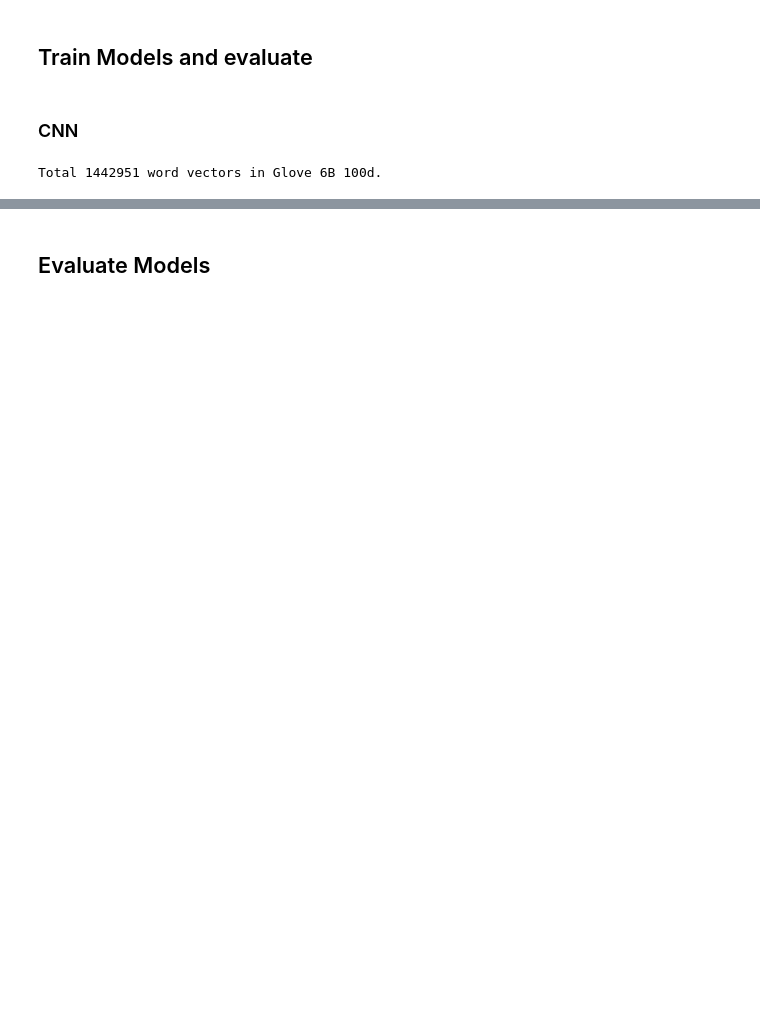
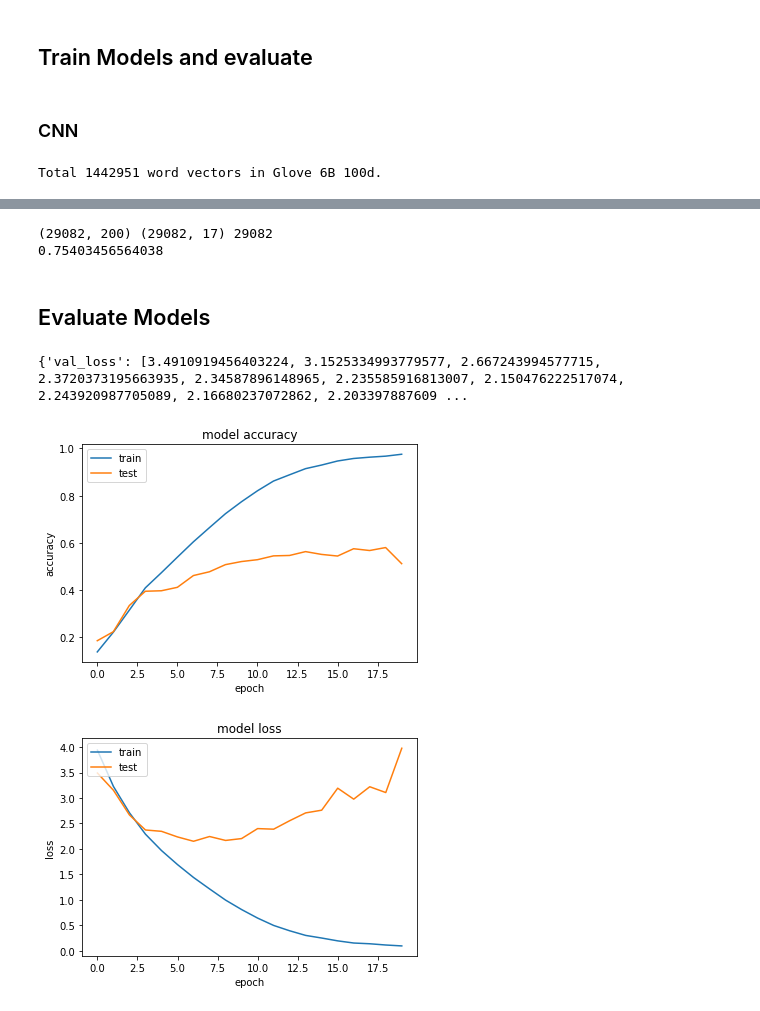
Before and after one commit to DeWvanAxel/thesis, a Jupyter notebook: Code/Model training/Framework.ipynb, the cells around one changed output, grey strips where cells are left out. Drawn from its saved outputs; the diff is of its cells as text; code cells hidden in the pictures; blank space fills up the shorter version.

```diff
--- a/Code/Model training/Framework.ipynb
+++ b/Code/Model training/Framework.ipynb
@@ -411,2 +580,51 @@ plt.show()
+# %%
+print(x_val.shape, y_val.shape, len(newUrls[-new_nb_validation_samples:]))
+currenturl = "a"
+currenty = "a"
+currentx = "a"
+succes = []
+
+for x,y,url in zip(x_val,y_val,newUrls[-new_nb_validation_samples:]):
+    if url == currenturl:
+        currentx = np.append(currentx,[x],axis=0)
+    else:
+        succes.append(doPrediction(currentx,currenty,modelCNN))
+        #doPrediction(currentx,currenty,modelCNN)
+        currentx = np.array([x])
+        currenty = y
+        currenturl = url
+
+
+print(sum(succes[1:])/len(succes[1:]))
+# %% [output]
+(29082, 200) (29082, 17) 29082
+0.75403456564038
 # %% [markdown]
 ## Evaluate Models
+# %%
+pkl_file = open('models/CNN-Model-118-History', 'rb')
+historyCNN = pickle.load(pkl_file)
+# %%
+print(historyCNN)
+# %% [output]
+{'val_loss': [3.4910919456403224, 3.1525334993779577, 2.667243994577715, 2.3720373195663935, 2.34587896148965, 2.235585916813007, 2.150476222517074, 2.243920987705089, 2.16680237072862, 2.203397887609 ...
+# %%
+import matplotlib.pyplot as plt
+plt.plot(historyCNN['acc'])
+plt.plot(historyCNN['val_acc'])
+plt.title('model accuracy')
+plt.ylabel('accuracy')
+plt.xlabel('epoch')
+plt.legend(['train', 'test'], loc='upper left')
+plt.show()
+# summarize history for loss
+plt.plot(historyCNN['loss'])
+plt.plot(historyCNN['val_loss'])
+plt.title('model loss')
+plt.ylabel('loss')
+plt.xlabel('epoch')
+plt.legend(['train', 'test'], loc='upper left')
+plt.show()
+# %% [output]
+[figure, added]
+[figure, added]
```
Also changed, not shown: parts of 23 cells of this notebook, 13 other files.
